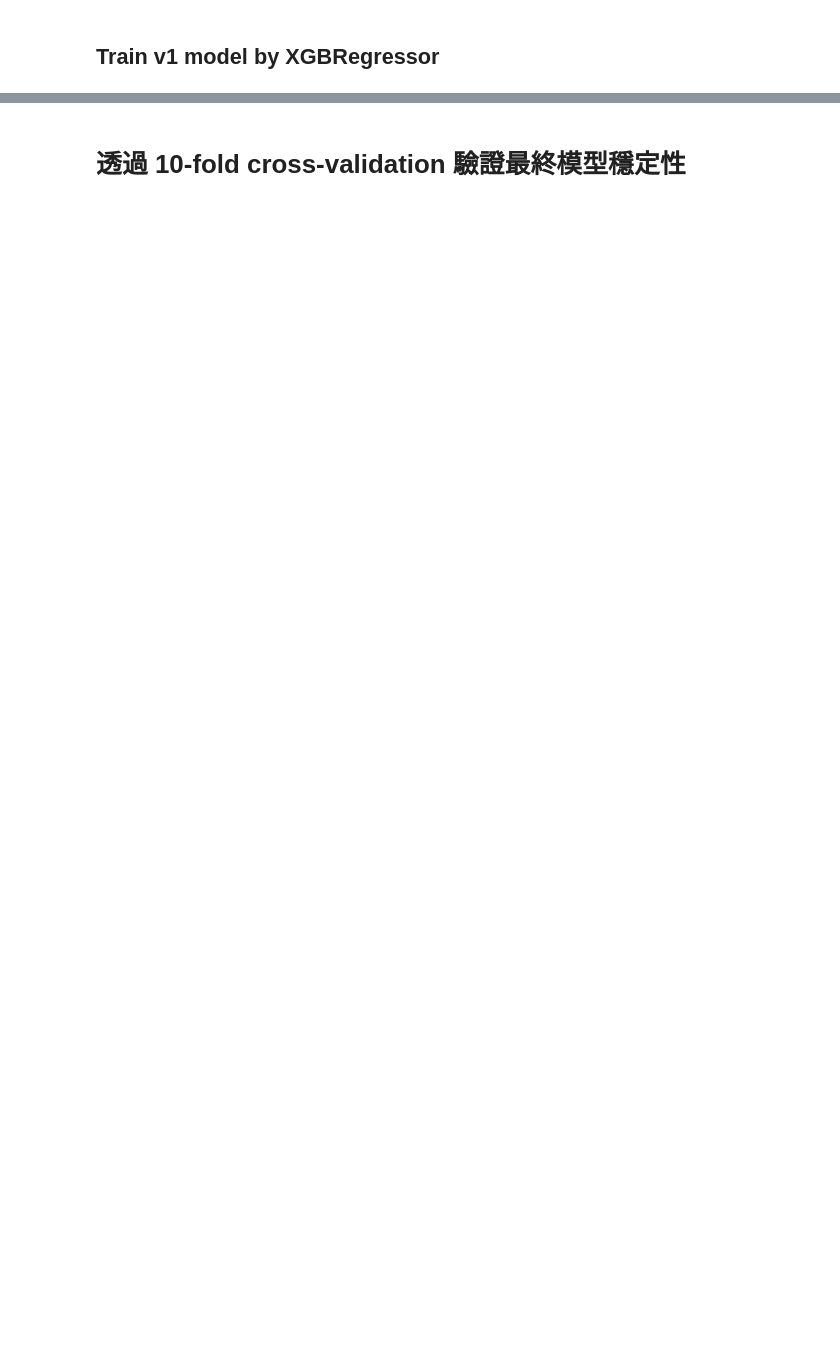
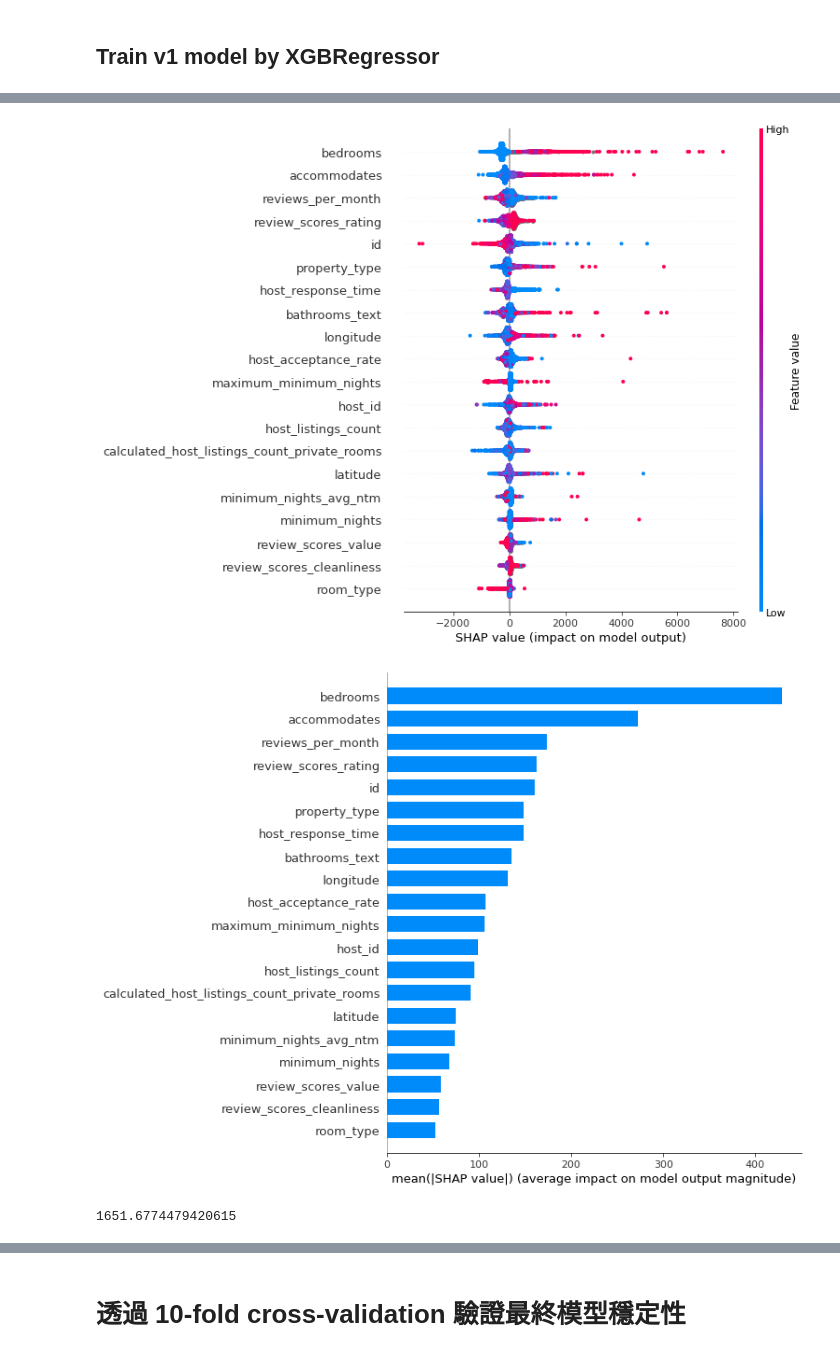
Before and after one commit to chi15036/home-price-prediction, a Jupyter notebook: home_price_prediction.ipynb, the cells around one changed output, grey strips where cells are left out. Cells and saved outputs as stored; diff of their text form; code cells hidden in the pictures; blank space fills up the shorter version.

```diff
--- a/home_price_prediction.ipynb
+++ b/home_price_prediction.ipynb
@@ -54,5 +55,5 @@ Index(['id', 'listing_url', 'scrape_id', 'last_scraped', 'name', 'description',
 def remove_unused_char(price):
     return re.sub(r'(\$|,|\.00)', '', price)
 
-Y = lists['price'].apply(lambda x: remove_unused_char(x)).astype('int32').reset_index(drop=True)
+Y_v1 = lists['price'].apply(lambda x: remove_unused_char(x)).astype('int32').reset_index(drop=True)
 # %% [markdown]
@@ -140,0 +144,12 @@ X_v1
+# %%
+def remove_outlier(Y):
+    mean = np.mean(Y)
+    std = np.std(Y)
+    outlier_idx = [idx for idx, x in enumerate(Y) if ((x - mean) / std > 3 or (x - mean) / std < -3)]
+    return outlier_idx
+
+outlier_idx = remove_outlier(Y)
+
+X_v1 = X_v1.drop(X_v1.index[outlier_idx]).reset_index(drop=True)
+Y_v1 = Y_v1.drop(Y_v1.index[outlier_idx]).reset_index(drop=True)
+X_v1
@@ -147,16 +176,7 @@ def _split(data, ratio=0.9, seed=0):
     )
     return train, valid
 
-train, valid = _split(pd.concat([X_v1, Y], axis=1), ratio=0.9)
-train_categY, valid_categY = _split(pd.concat([X_v1, Y_categ], axis=1), ratio=0.9)
-
-# category Y
-X_train_categY = train_categY.iloc[:, :-1]
-X_test_categY = valid_categY.iloc[:, :-1]
-y_train_categY = train_categY.iloc[:, -1]
-y_test_categY = valid_categY.iloc[:, -1]
-
-# numerical Y
+train, valid = _split(pd.concat([X_v1, Y_v1], axis=1), ratio=0.9)
 X_train = train.iloc[:, :-1]
 X_test = valid.iloc[:, :-1]
 y_train = train.iloc[:, -1]
@@ -209,0 +199,9 @@ shap.summary_plot(shap_values, X_train_categY, max_display=50, plot_type="bar")
+# %%
+# feature importance
+explainer = shap.TreeExplainer(xgbr)
+shap_values = explainer.shap_values(X_train)
+shap.summary_plot(shap_values, X_train, max_display=20)
+shap.summary_plot(shap_values, X_train, max_display=20, plot_type="bar")
+# %% [output]
+[figure, added]
+[figure, added]
@@ -209,0 +210,5 @@ shap.summary_plot(shap_values, X_train_categY, max_display=50, plot_type="bar")
+# %%
+mse = np.sqrt(mean_squared_error(y_test, y_pred))
+mse
+# %% [output]
+1651.6774479420615
```
Also changed, not shown: parts of 47 cells of this notebook.
